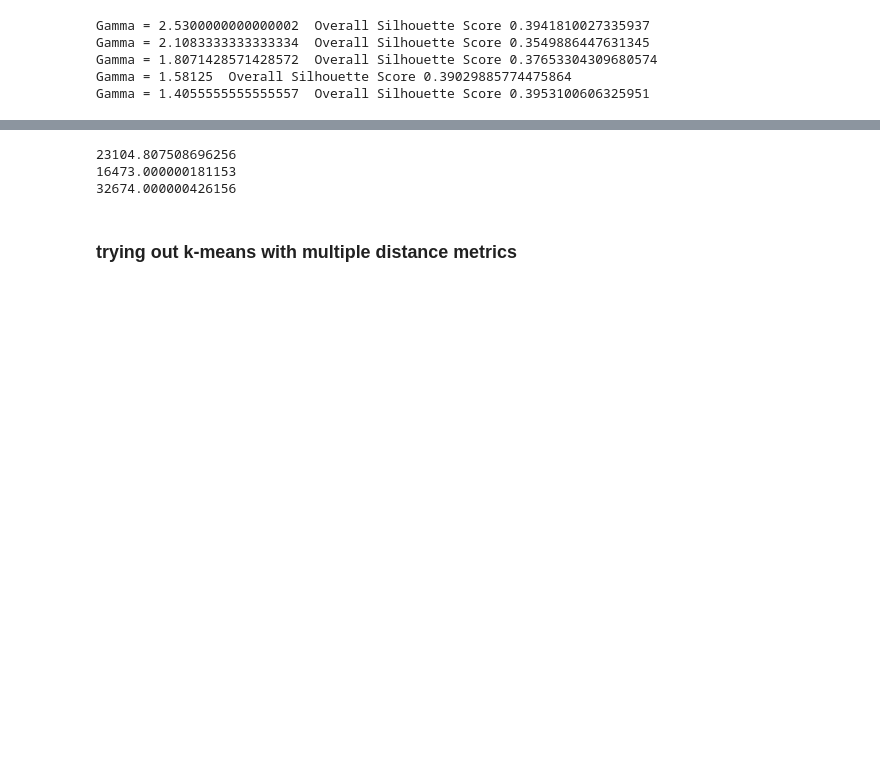
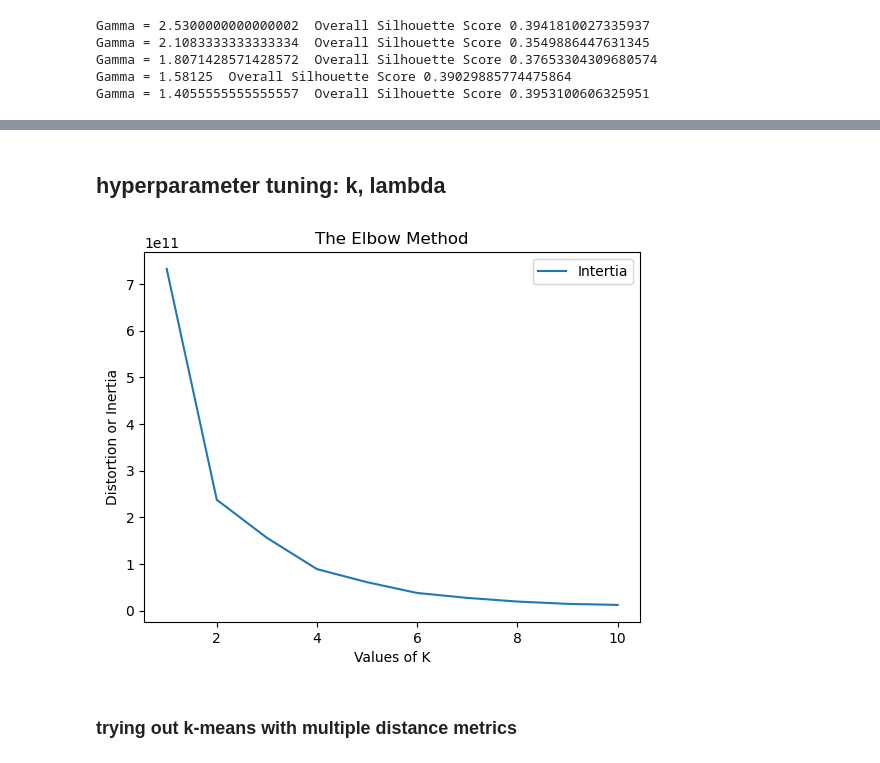
Before and after one commit to ekinugurel/SpatiotemporalFrequentPatternMining, a Jupyter notebook: Project_condensed 2.ipynb, the cells around one changed output, grey strips where cells are left out. Drawn from its saved outputs; the diff is of its cells as text; code cells hidden in the pictures; blank space fills up the shorter version.

Commit message:
tuning k

```diff
--- a/Project_condensed 2.ipynb
+++ b/Project_condensed 2.ipynb
@@ -779,17 +728,40 @@ def discrete_frechet(xrow, crow, lam=None, gam=None):
 
     # calculate distance
     return similaritymeasures.frechet_dist(x, c)
-# %%
-p1 = X[0]
-p2 = X[1]
-
-print(euclidean_dist(p1, p2))
-print(discrete_frechet(p1, p2))
-print(dtw(p1, p2))
-# %% [output]
-23104.807508696256
-16473.000000181153
-32674.000000426156
+# %% [markdown]
+## hyperparameter tuning: k, lambda
+# %%
+# elbow plot
+distortions = []
+inertias = []
+mapping1 = {}
+mapping2 = {}
+
+# just with sklean
+for i in range(1, 11):
+    kmeanModel = KMeans(n_clusters=i).fit(X)
+    kmeanModel.fit(X)
+
+    # print(np.sum(np.min(cdist(X, kmeanModel.cluster_centers_,
+    #                                         'euclidean'), axis=1)))
+
+    distortions.append(np.sum(np.min(cdist(X, kmeanModel.cluster_centers_,
+                                            'euclidean'), axis=1)) / X.shape[0])
+    inertias.append(kmeanModel.inertia_)
+
+    mapping1[k] = np.sum(np.min(cdist(X, kmeanModel.cluster_centers_,
+                                'euclidean'), axis=1)) / X.shape[0]
+    mapping2[k] = kmeanModel.inertia_
+# %%
+# plt.plot(np.arange(1,11), distortions, 'bx-', label='Distortion')
+plt.plot(np.arange(1,11), inertias, label='Intertia')
+plt.xlabel('Values of K')
+plt.ylabel('Distortion or Inertia')
+plt.title('The Elbow Method')
+plt.legend()
+plt.show()
+# %% [output]
+[figure, added]
 # %% [markdown]
 ### trying out k-means with multiple distance metrics
 # %%
```
Also changed, not shown: parts of 7 cells of this notebook.
